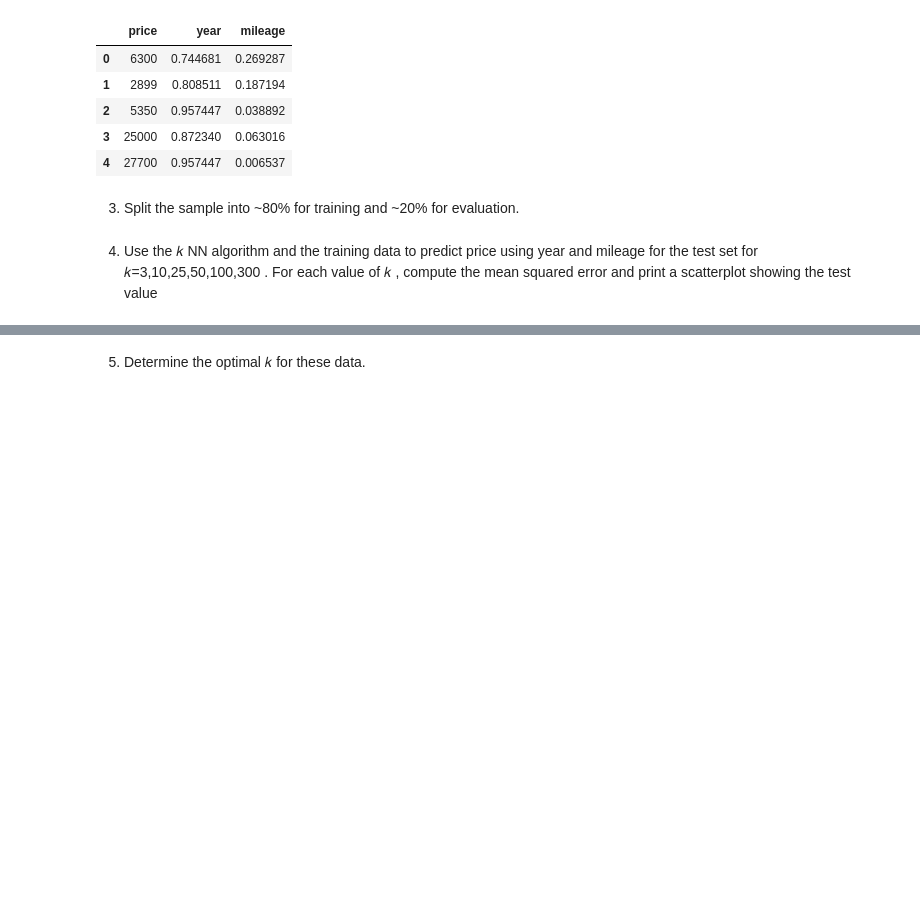
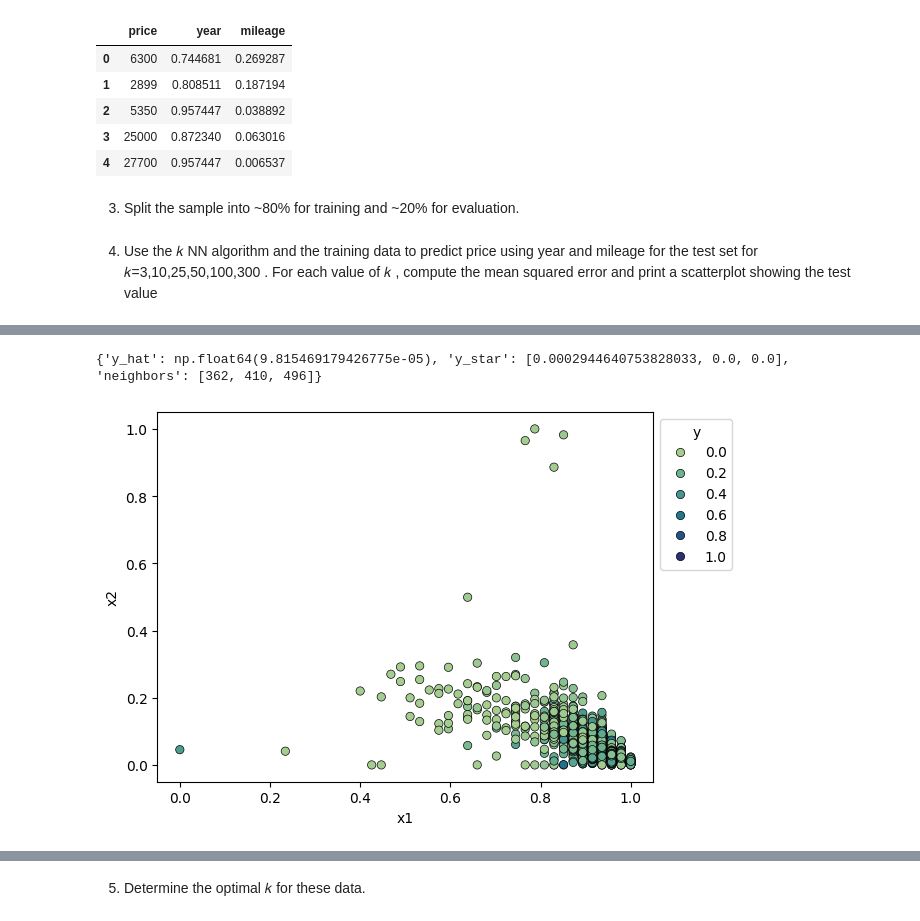
Before and after one commit to simoneminorr/knn_assignment, a Jupyter notebook: assignment_knn.ipynb, the cells around one changed output, grey strips where cells are left out. Drawn from its saved outputs; the diff is of its cells as text; code cells hidden in the pictures; blank space fills up the shorter version.

```diff
--- a/assignment_knn.ipynb
+++ b/assignment_knn.ipynb
@@ -149,0 +163,14 @@ X_train, X_test, y_train, y_test = train_test_split(X,y, # Feature and target va
+# %%
+# Cleaning the data a bit; we'll come back to this later
+carsdroppeddf = cars_dropped.loc[:,['year', 'mileage',  'price',]]
+carsdroppeddf = carsdroppeddf.rename(columns={'year':'x1', 'mileage':'x2', 'price':'y'})
+
+def maxmin(z):
+    w = (z-np.min(z))/(np.max(z)-np.min(z))
+    return w
+
+carsdroppeddf['x1'] = maxmin(carsdroppeddf['x1'])
+carsdroppeddf['x2'] = maxmin(carsdroppeddf['x2'])
+carsdroppeddf['y'] = maxmin(carsdroppeddf['y'])
+
+carsdroppeddf.head()
@@ -149,0 +184,10 @@ X_train, X_test, y_train, y_test = train_test_split(X,y, # Feature and target va
+# %%
+def maxmin(z):
+    w = (z-np.min(z))/(np.max(z)-np.min(z))
+    return w
+
+carsdroppeddf['x1'] = maxmin(carsdroppeddf['x1'])
+carsdroppeddf['x2'] = maxmin(carsdroppeddf['x2'])
+carsdroppeddf['y'] = maxmin(carsdroppeddf['y'])
+
+carsdroppeddf.head()
@@ -149,0 +201,14 @@ X_train, X_test, y_train, y_test = train_test_split(X,y, # Feature and target va
+# %%
+x_hat = np.array((.4,.22)) # Example prediction case
+knn = knn_reg(x_hat, carsdroppeddf, 3) # Call our function
+print(knn)
+
+# Plot results:
+carsdroppeddf2 = carsdroppeddf.copy() # Notice the .copy(); why?
+hat_row = [ x_hat[0], x_hat[1],knn['y_hat'],'hat']
+carsdroppeddf2.loc[len(carsdroppeddf2)] = hat_row
+this_plot = sns.scatterplot(data=carsdroppeddf2,x='x1',y='x2',hue='y',palette='crest',edgecolor='black') # Plot the fake data
+sns.move_legend(this_plot, "upper left", bbox_to_anchor=(1, 1)) # Move legend off the plot canvas
+# %% [output]
+{'y_hat': np.float64(9.815469179426775e-05), 'y_star': [0.0002944640753828033, 0.0, 0.0], 'neighbors': [362, 410, 496]}
+[figure, added]
```
Also changed, not shown: parts of 20 cells of this notebook.
